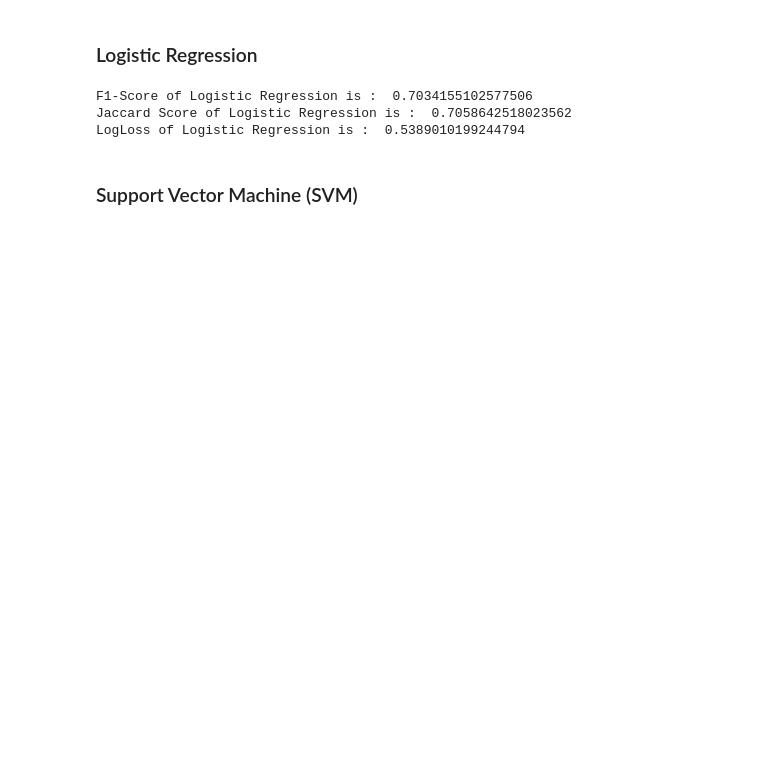
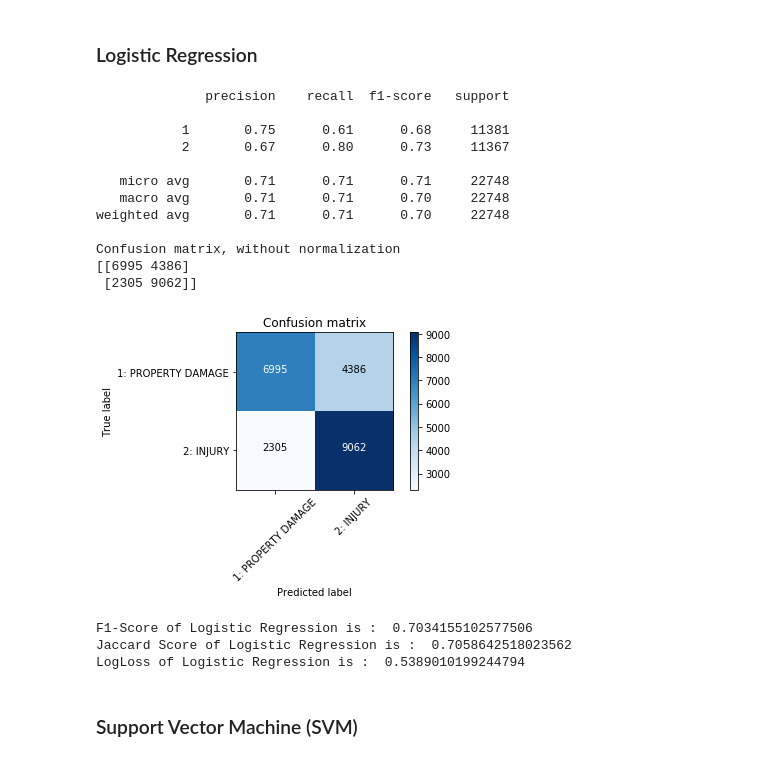
Before and after one commit to leylayunis/Coursera_Capstone, a Jupyter notebook: Project.ipynb, the cells around one changed output. Saved outputs shown, nothing was run; the diff lists cells and outputs as text; code cells hidden in the pictures; blank space fills up the shorter version.

```diff
--- a/Project.ipynb
+++ b/Project.ipynb
@@ -383,3 +443,27 @@ LR_prob = LR.predict_proba(X_test)
+# %%
+# Compute confusion matrix
+cnf_matrix = confusion_matrix(y_test, LR_yhat, labels=[1,2])
+np.set_printoptions(precision=2)
+
+print(classification_report(y_test, LR_yhat))
+
+# Plot non-normalized confusion matrix
+plt.figure()
+plot_confusion_matrix(cnf_matrix, classes=['1: PROPERTY DAMAGE', '2: INJURY'],normalize= False,  title='Confusion matrix')
+# %% [output]
+              precision    recall  f1-score   support
+
+           1       0.75      0.61      0.68     11381
+           2       0.67      0.80      0.73     11367
+
+   micro avg       0.71      0.71      0.71     22748
+   macro avg       0.71      0.71      0.70     22748
+weighted avg       0.71      0.71      0.70     22748
+
+Confusion matrix, without normalization
+[[6995 4386]
+ [2305 9062]]
+[figure, added]
 # %%
 print("F1-Score of Logistic Regression is : ", metrics.f1_score(y_test, LR_yhat, average='macro'))
 print("Jaccard Score of Logistic Regression is : ", metrics.jaccard_similarity_score(y_test, LR_yhat))
```
Also changed, not shown: parts of 10 cells of this notebook, 2 other files.
